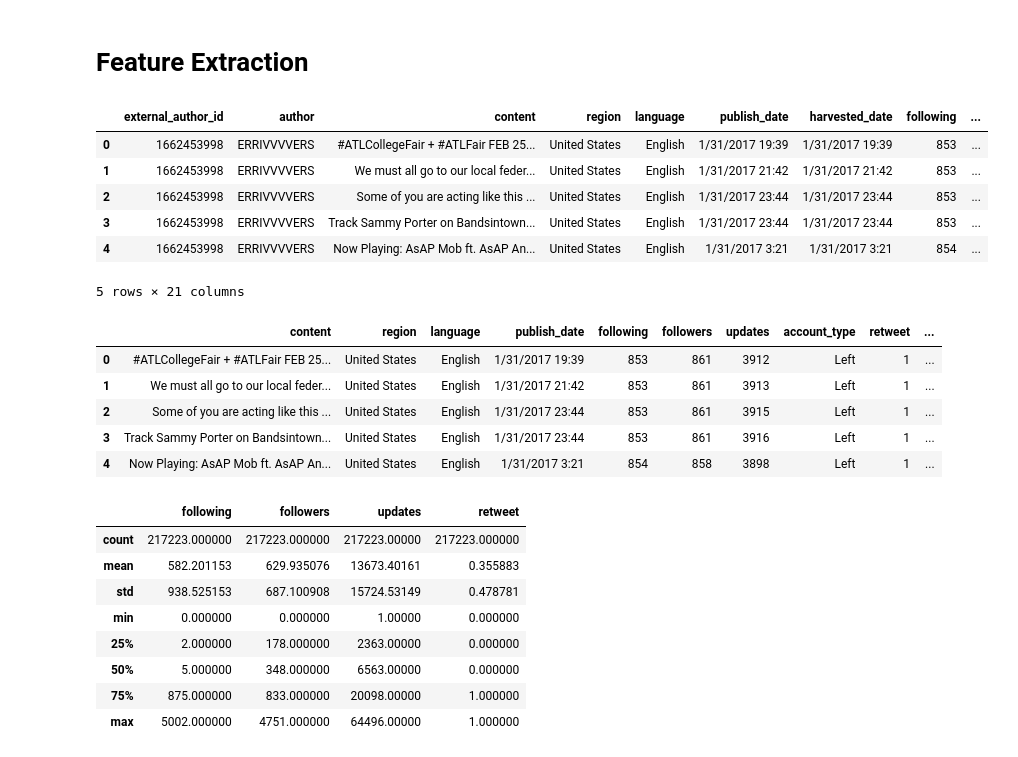
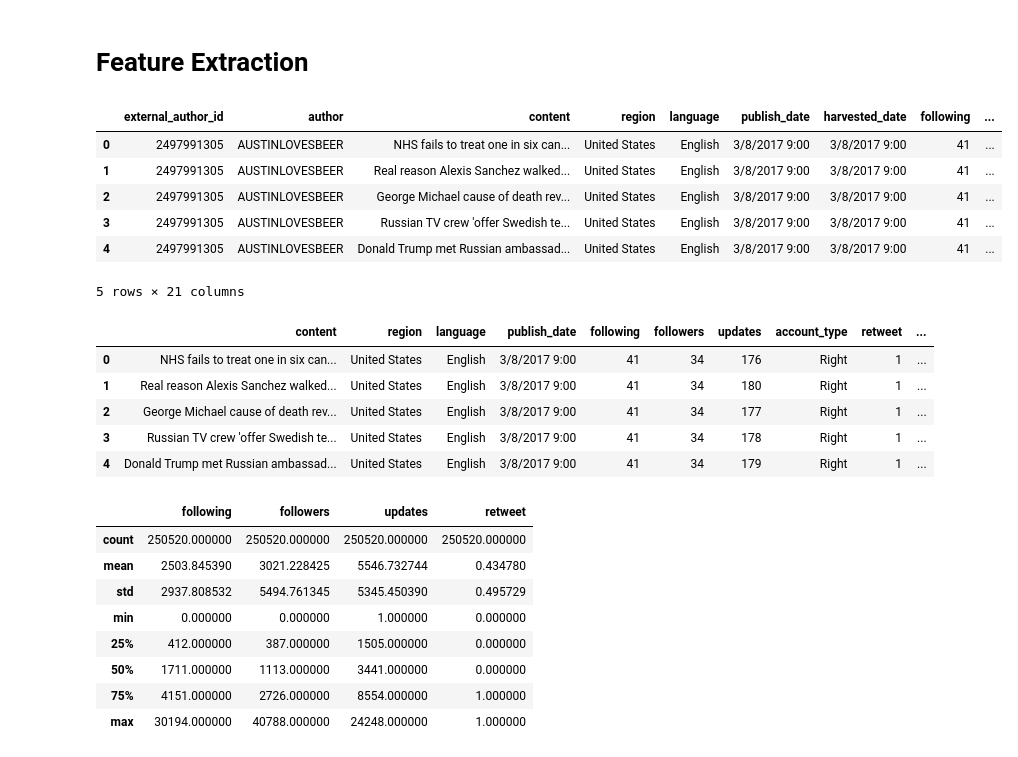
Before and after one commit to ishtails/troll-tweets, a Jupyter notebook: notebooks/feature_extraction.ipynb, the cells around one changed output. Drawn from its saved outputs; the diff is of its cells as text; code cells hidden in the pictures.

```diff
--- a/notebooks/feature_extraction.ipynb
+++ b/notebooks/feature_extraction.ipynb
@@ -3,15 +3,15 @@
 # %%
 import pandas as pd
 
-raw_data = pd.read_csv(r"d:\Code\ml\troll-tweets\data\raw\IRAhandle_tweets_5.csv")
+raw_data = pd.read_csv(r"d:\Code\ml\troll-tweets\data\original\IRAhandle_tweets_2.csv")
 raw_data.head()
 # %% [output]
 |  | external_author_id | author | content | region | language | publish_date | harvested_date | following | ... |
-| 0 | 1662453998 | ERRIVVVVERS | #ATLCollegeFair + #ATLFair FEB 25... | United States | English | 1/31/2017 19:39 | 1/31/2017 19:39 | 853 | ... |
-| 1 | 1662453998 | ERRIVVVVERS | We must all go to our local feder... | United States | English | 1/31/2017 21:42 | 1/31/2017 21:42 | 853 | ... |
-| 2 | 1662453998 | ERRIVVVVERS | Some of you are acting like this ... | United States | English | 1/31/2017 23:44 | 1/31/2017 23:44 | 853 | ... |
-| 3 | 1662453998 | ERRIVVVVERS | Track Sammy Porter on Bandsintown... | United States | English | 1/31/2017 23:44 | 1/31/2017 23:44 | 853 | ... |
-| 4 | 1662453998 | ERRIVVVVERS | Now Playing: AsAP Mob ft. AsAP An... | United States | English | 1/31/2017 3:21 | 1/31/2017 3:21 | 854 | ... |
+| 0 | 2497991305 | AUSTINLOVESBEER | NHS fails to treat one in six can... | United States | English | 3/8/2017 9:00 | 3/8/2017 9:00 | 41 | ... |
+| 1 | 2497991305 | AUSTINLOVESBEER | Real reason Alexis Sanchez walked... | United States | English | 3/8/2017 9:00 | 3/8/2017 9:00 | 41 | ... |
+| 2 | 2497991305 | AUSTINLOVESBEER | George Michael cause of death rev... | United States | English | 3/8/2017 9:00 | 3/8/2017 9:00 | 41 | ... |
+| 3 | 2497991305 | AUSTINLOVESBEER | Russian TV crew 'offer Swedish te... | United States | English | 3/8/2017 9:00 | 3/8/2017 9:00 | 41 | ... |
+| 4 | 2497991305 | AUSTINLOVESBEER | Donald Trump met Russian ambassad... | United States | English | 3/8/2017 9:00 | 3/8/2017 9:00 | 41 | ... |
 5 rows × 21 columns
 # %%
 # keep only the columns we need
@@ -30,28 +30,28 @@ keep_cols = [
 
 df = raw_data[keep_cols]
 
-df.to_csv('5_trimmed.csv', index=False)
+df.to_csv('1_trimmed.csv', index=False)
 df.head()
 # %% [output]
 |  | content | region | language | publish_date | following | followers | updates | account_type | retweet | ... |
-| 0 | #ATLCollegeFair + #ATLFair FEB 25... | United States | English | 1/31/2017 19:39 | 853 | 861 | 3912 | Left | 1 | ... |
-| 1 | We must all go to our local feder... | United States | English | 1/31/2017 21:42 | 853 | 861 | 3913 | Left | 1 | ... |
-| 2 | Some of you are acting like this ... | United States | English | 1/31/2017 23:44 | 853 | 861 | 3915 | Left | 1 | ... |
-| 3 | Track Sammy Porter on Bandsintown... | United States | English | 1/31/2017 23:44 | 853 | 861 | 3916 | Left | 1 | ... |
-| 4 | Now Playing: AsAP Mob ft. AsAP An... | United States | English | 1/31/2017 3:21 | 854 | 858 | 3898 | Left | 1 | ... |
+| 0 | NHS fails to treat one in six can... | United States | English | 3/8/2017 9:00 | 41 | 34 | 176 | Right | 1 | ... |
+| 1 | Real reason Alexis Sanchez walked... | United States | English | 3/8/2017 9:00 | 41 | 34 | 180 | Right | 1 | ... |
+| 2 | George Michael cause of death rev... | United States | English | 3/8/2017 9:00 | 41 | 34 | 177 | Right | 1 | ... |
+| 3 | Russian TV crew 'offer Swedish te... | United States | English | 3/8/2017 9:00 | 41 | 34 | 178 | Right | 1 | ... |
+| 4 | Donald Trump met Russian ambassad... | United States | English | 3/8/2017 9:00 | 41 | 34 | 179 | Right | 1 | ... |
 # %%
 # describe the data
 df.describe()
 # %% [output]
 |  | following | followers | updates | retweet |
-| count | 217223.000000 | 217223.000000 | 217223.00000 | 217223.000000 |
-| mean | 582.201153 | 629.935076 | 13673.40161 | 0.355883 |
-| std | 938.525153 | 687.100908 | 15724.53149 | 0.478781 |
-| min | 0.000000 | 0.000000 | 1.00000 | 0.000000 |
-| 25% | 2.000000 | 178.000000 | 2363.00000 | 0.000000 |
-| 50% | 5.000000 | 348.000000 | 6563.00000 | 0.000000 |
-| 75% | 875.000000 | 833.000000 | 20098.00000 | 1.000000 |
-| max | 5002.000000 | 4751.000000 | 64496.00000 | 1.000000 |
+| count | 250520.000000 | 250520.000000 | 250520.000000 | 250520.000000 |
+| mean | 2503.845390 | 3021.228425 | 5546.732744 | 0.434780 |
+| std | 2937.808532 | 5494.761345 | 5345.450390 | 0.495729 |
+| min | 0.000000 | 0.000000 | 1.000000 | 0.000000 |
+| 25% | 412.000000 | 387.000000 | 1505.000000 | 0.000000 |
+| 50% | 1711.000000 | 1113.000000 | 3441.000000 | 0.000000 |
+| 75% | 4151.000000 | 2726.000000 | 8554.000000 | 1.000000 |
+| max | 30194.000000 | 40788.000000 | 24248.000000 | 1.000000 |
 # %%
 # number of null values
 df.isnull().sum()
```
Also changed, not shown: parts of 6 cells of this notebook, 10 other files.
